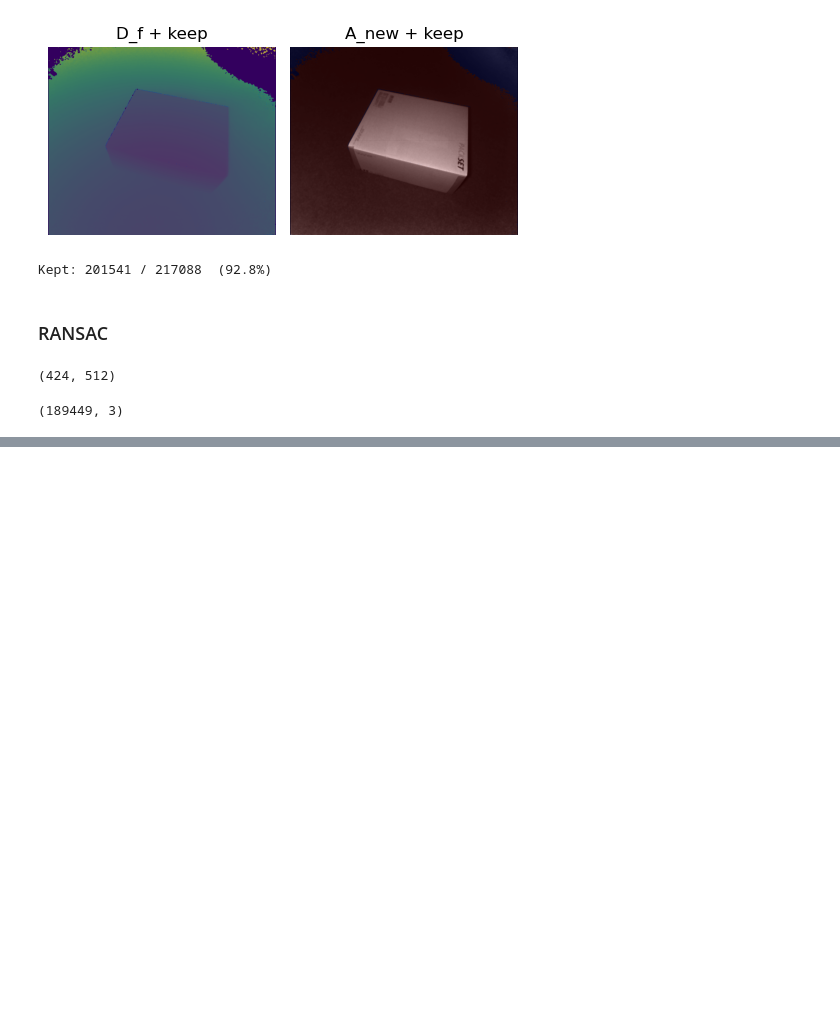
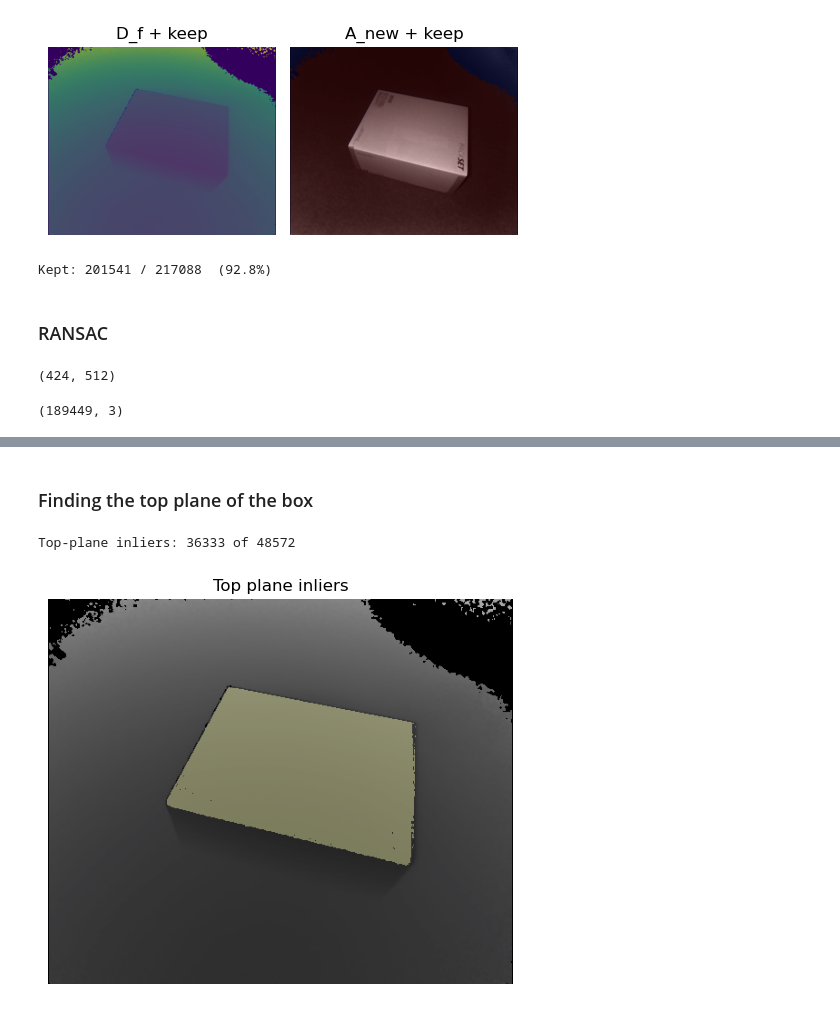
Before and after one commit to Tashhfia/Box-Size-Estimation-with-RANSAC, a Jupyter notebook: Box_Size_Estimation.ipynb, the cells around one changed output, grey strips where cells are left out. Drawn from its saved outputs; the diff is of its cells as text; code cells hidden in the pictures; blank space fills up the shorter version.

```diff
--- a/Box_Size_Estimation.ipynb
+++ b/Box_Size_Estimation.ipynb
@@ -511,0 +521,18 @@ plt.imshow(floor_mask, cmap='jet', alpha=0.30)
+# %% [markdown]
+### Finding the top plane of the box
+# %%
+thresh = 0.007  # start with your floor tau
+n_top, d_top, inl2_1d, cnt2 = RANSAC(P2, max_iter=2000, distance_thresh=thresh)
+print("Top-plane inliers:", cnt2, "of", P2.shape[0])
+
+# map top inliers to an image mask
+top_mask = np.zeros(valid0.shape, dtype=bool)
+top_mask[ii2[inl2_1d], jj2[inl2_1d]] = True
+
+plt.figure(figsize=(6,6))
+plt.imshow(D_median3, cmap='gray', vmin=0.15, vmax=2.2)
+plt.imshow(top_mask, cmap='hot', alpha=0.35)
+plt.title("Top plane inliers"); plt.axis('off'); plt.show()
+# %% [output]
+Top-plane inliers: 36333 of 48572
+[figure, added]
```
Also changed, not shown: parts of 22 cells of this notebook.
